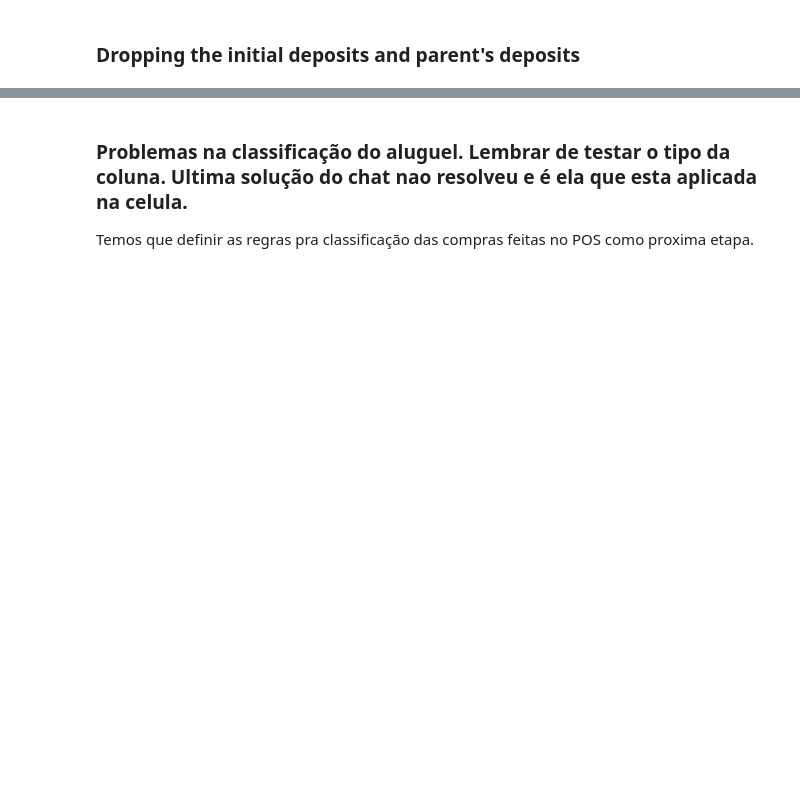
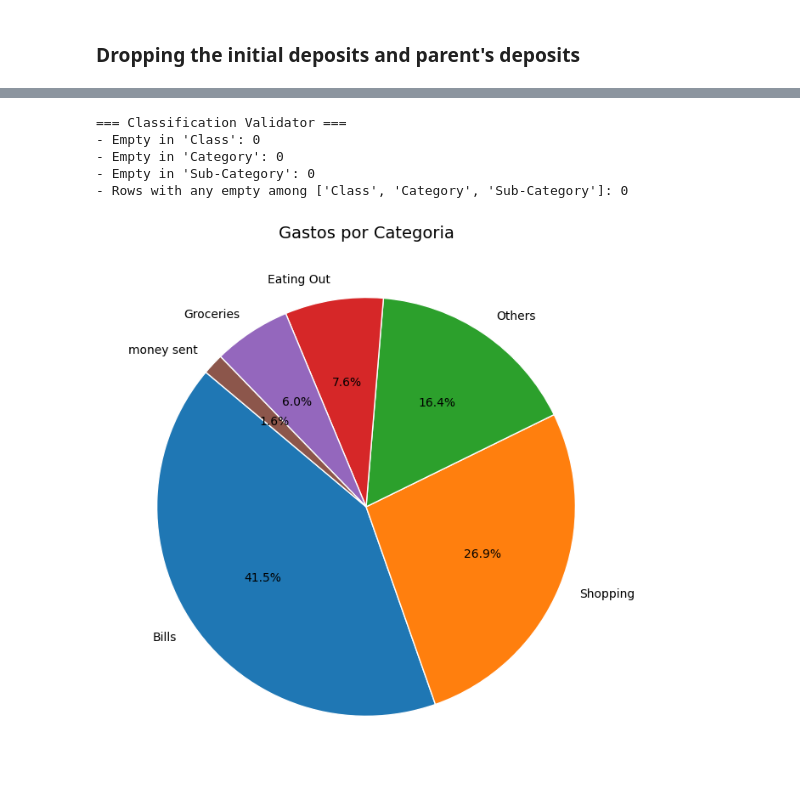
Before and after one commit to Lucasyuki01/Personal-Finance-Analysis, a Jupyter notebook: notebooks/main.ipynb, the cells around one changed output, grey strips where cells are left out. Drawn from its saved outputs; the diff is of its cells as text; code cells hidden in the pictures; blank space fills up the shorter version.

Commit message:
Working the classification, with some extra work

```diff
--- a/notebooks/main.ipynb
+++ b/notebooks/main.ipynb
@@ -156,4 +281,46 @@ bank_df[bank_df["Description"] == "withdrawal"]
-# %% [markdown]
-### Problemas na classificação do aluguel. Lembrar de testar o tipo da coluna. Ultima solução do chat nao resolveu e é ela que esta aplicada na celula.
-
-Temos que definir as regras pra classificação das compras feitas no POS como proxima etapa.
+# %%
+# Depois de rodar sua classify_transactions:
+bank_df = classify_transactions(bank_df)
+
+# Validar:
+issues = validate_classification(bank_df)
+
+# Se quiser "falhar" o notebook quando houver problema:
+# issues = validate_classification(bank_df, raise_on_error=True)
+# 1) Versão generalizável (com 'rules'):
+bank_df = classify_pos_purchase_generic(bank_df, rules)
+# %% [output]
+=== Classification Validator ===
+- Empty in 'Class': 0
+- Empty in 'Category': 0
+- Empty in 'Sub-Category': 0
+- Rows with any empty among ['Class', 'Category', 'Sub-Category']: 0
+# %%
+# garantir que Category está preenchido
+if "Category" not in bank_df.columns:
+    raise ValueError("Category column not found. Run classification first.")
+
+# agregando gastos por categoria (usando valor absoluto do Amount)
+category_expenses = (
+    bank_df[bank_df["Class"] == "Expenses"]
+    .groupby("Category")["Amount"]
+    .sum()
+    .abs()
+)
+
+# ordena para ficar mais bonito
+category_expenses = category_expenses.sort_values(ascending=False)
+
+# gráfico de pizza
+plt.figure(figsize=(8, 8))
+plt.pie(
+    category_expenses,
+    labels=category_expenses.index,
+    autopct="%1.1f%%",
+    startangle=140,
+    wedgeprops={'linewidth': 1, 'edgecolor': 'white'}
+)
+plt.title("Gastos por Categoria", fontsize=14)
+plt.show()
+# %% [output]
+[figure, added]
```
Also changed, not shown: parts of 9 cells of this notebook, 1 other file.
